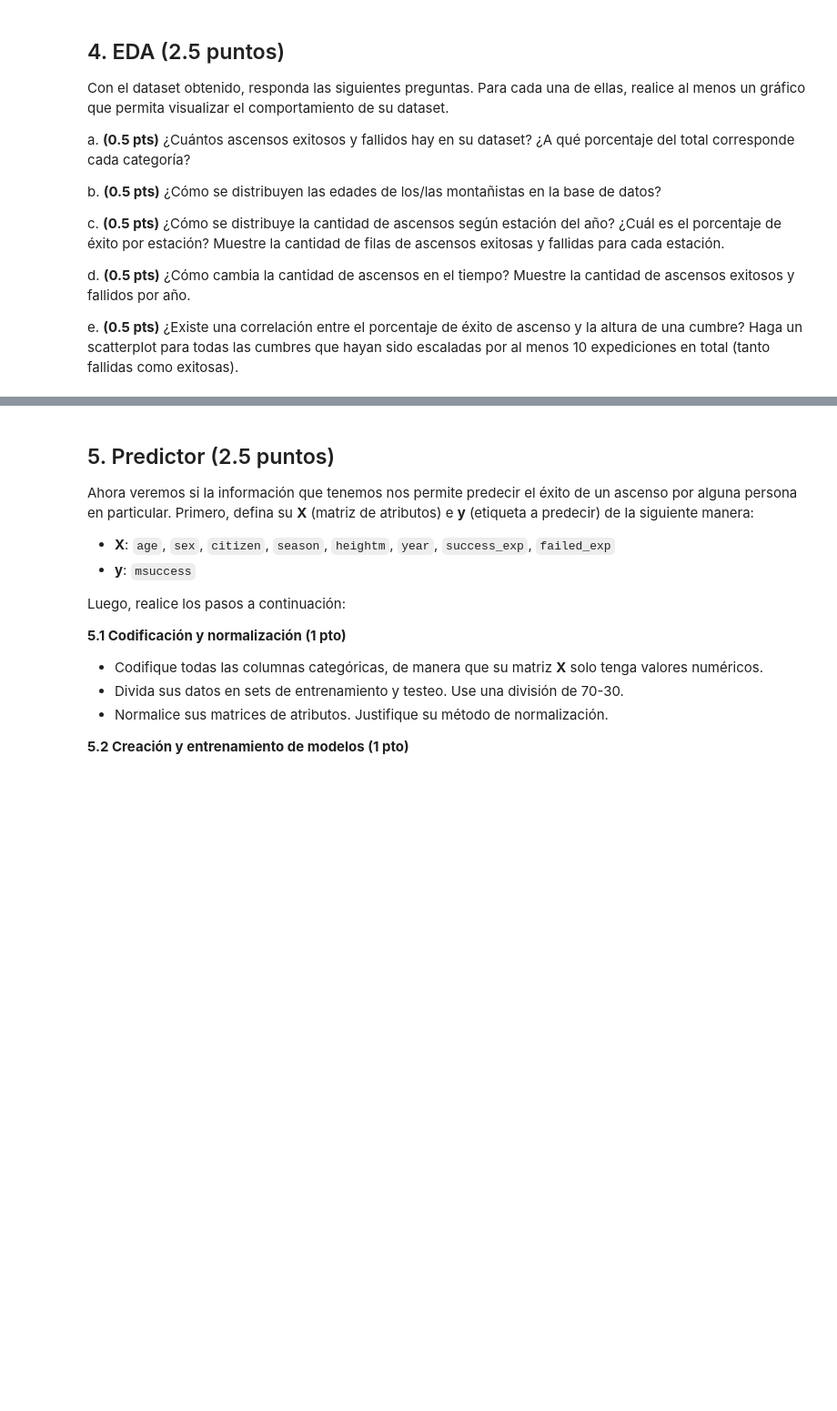
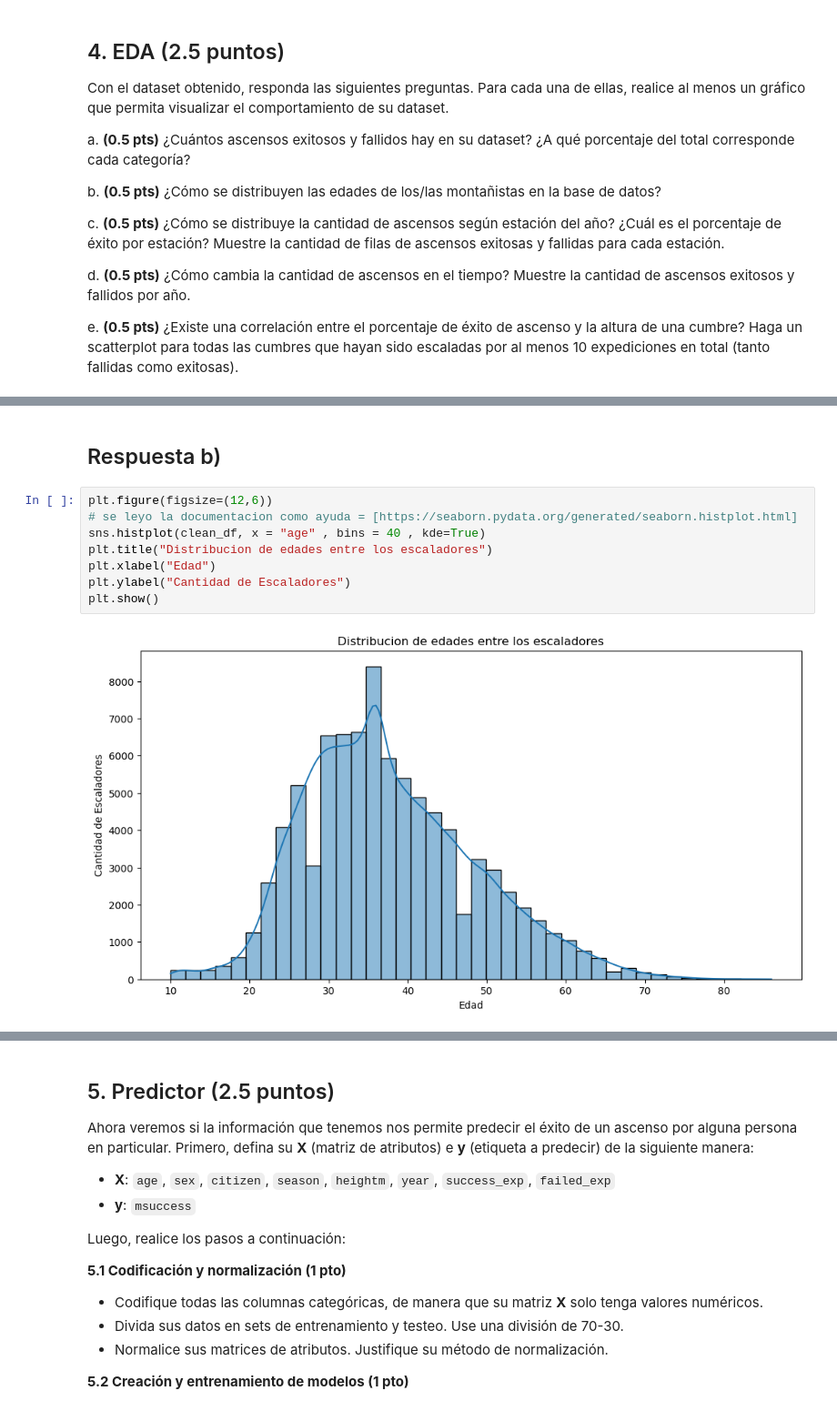
Before and after one commit to esteban78009/IMT2200-Esteban-Cortes, a Jupyter notebook: tareas/tarea 04/IMT2200-25s2 - Tarea 04.ipynb, the cells around one changed output, grey strips where cells are left out. Shown at 91% size. Saved outputs shown, nothing was run; the diff lists cells and outputs as text; blank space fills up the shorter version.

```diff
--- a/tareas/tarea 04/IMT2200-25s2 - Tarea 04.ipynb
+++ b/tareas/tarea 04/IMT2200-25s2 - Tarea 04.ipynb
@@ -439,0 +621,12 @@ Respuestas:
+# %% [markdown]
+## Respuesta b)
+# %%
+plt.figure(figsize=(12,6))
+# se leyo la documentacion como ayuda = [https://seaborn.pydata.org/generated/seaborn.histplot.html]
+sns.histplot(clean_df, x = "age" , bins = 40 , kde=True)
+plt.title("Distribucion de edades entre los escaladores")
+plt.xlabel("Edad")
+plt.ylabel("Cantidad de Escaladores")
+plt.show()
+# %% [output]
+[figure, added]
```
Also changed, not shown: parts of 38 cells of this notebook, 1 other file.
